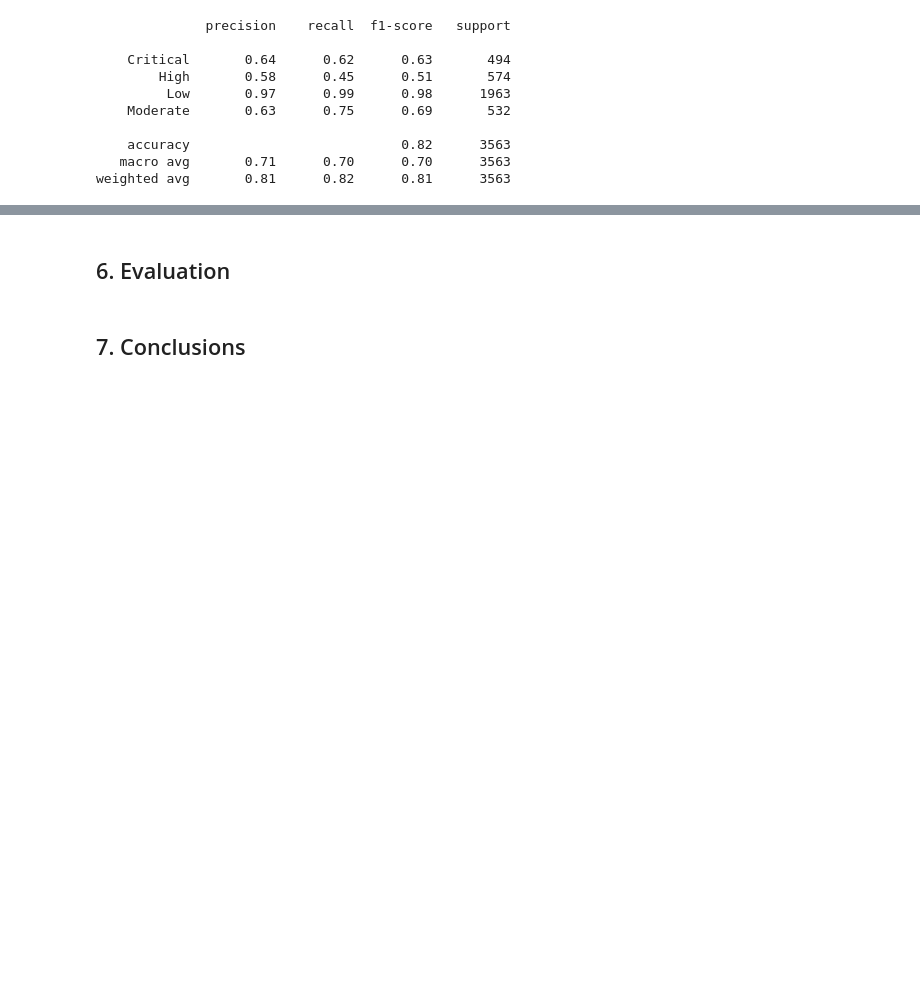
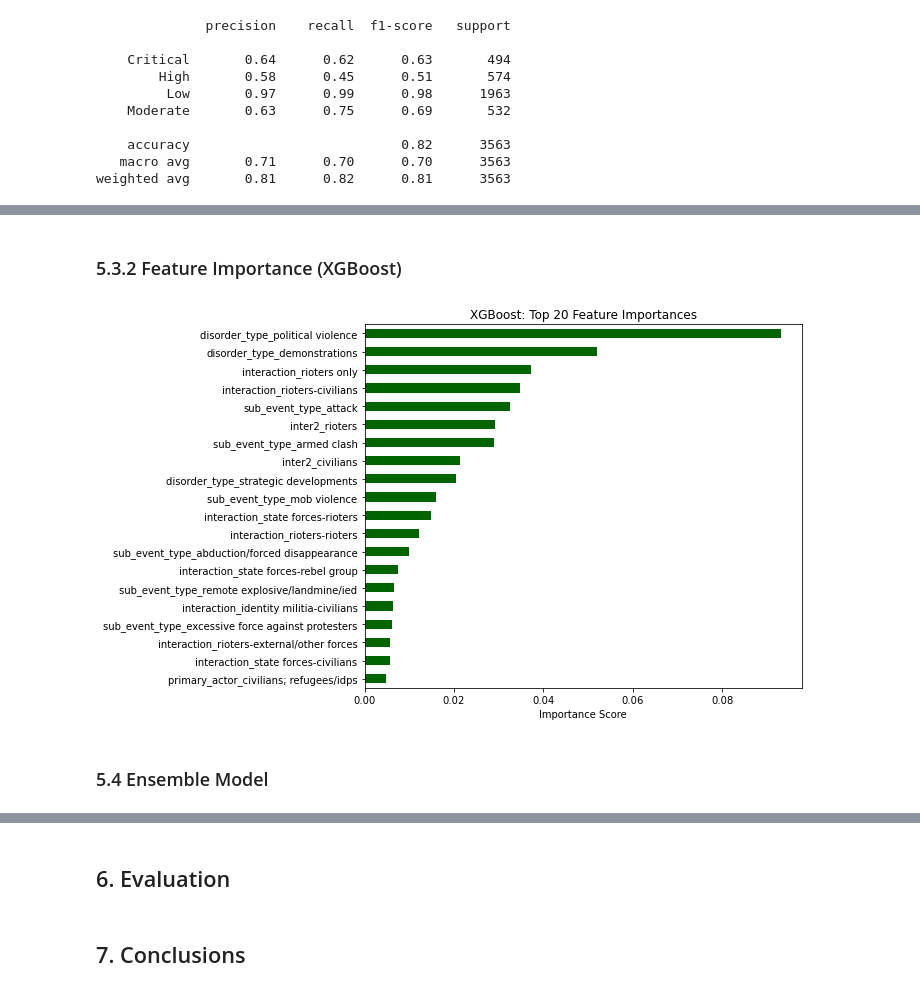
Before and after one commit to Endalkmin/conflict-event-impact-classifier, a Jupyter notebook: severity-classifier.ipynb, the cells around one changed output, grey strips where cells are left out. Saved outputs shown, nothing was run; the diff lists cells and outputs as text; code cells hidden in the pictures; blank space fills up the shorter version.

```diff
--- a/severity-classifier.ipynb
+++ b/severity-classifier.ipynb
@@ -681,0 +895,42 @@ weighted avg       0.81      0.82      0.81      3563
+# %% [markdown]
+### 5.3.2 Feature Importance (XGBoost)
+# %%
+# Access trained XGBoost model
+xgb_model = xgb_pipeline.named_steps['model']
+
+# Access transformer
+preprocessor = xgb_pipeline.named_steps['prep']
+onehot = preprocessor.named_transformers_['cat']
+scaler = preprocessor.named_transformers_['num']
+
+# Manually build feature names
+# One-hot encoded categorical features
+try:
+    onehot_feature_names = onehot.get_feature_names_out(categorical_features)
+except:
+    # Fallback if get_feature_names_out is unavailable
+    onehot_feature_names = onehot.get_feature_names(categorical_features)
+
+# Combine with numerical feature names
+all_feature_names = numerical_features + list(onehot_feature_names)
+
+# Create series for feature importances
+import pandas as pd
+feat_importance = pd.Series(xgb_model.feature_importances_, index=all_feature_names)
+
+# Plot top 20
+top_features = feat_importance.sort_values(ascending=False).head(20)
+
+import matplotlib.pyplot as plt
+
+plt.figure(figsize=(10, 6))
+top_features.plot(kind='barh', color='darkgreen')
+plt.title("XGBoost: Top 20 Feature Importances")
+plt.xlabel("Importance Score")
+plt.gca().invert_yaxis()
+plt.tight_layout()
+plt.show()
+# %% [output]
+[figure, added]
+# %% [markdown]
+### 5.4 Ensemble Model
```
Also changed, not shown: parts of 23 cells of this notebook.
